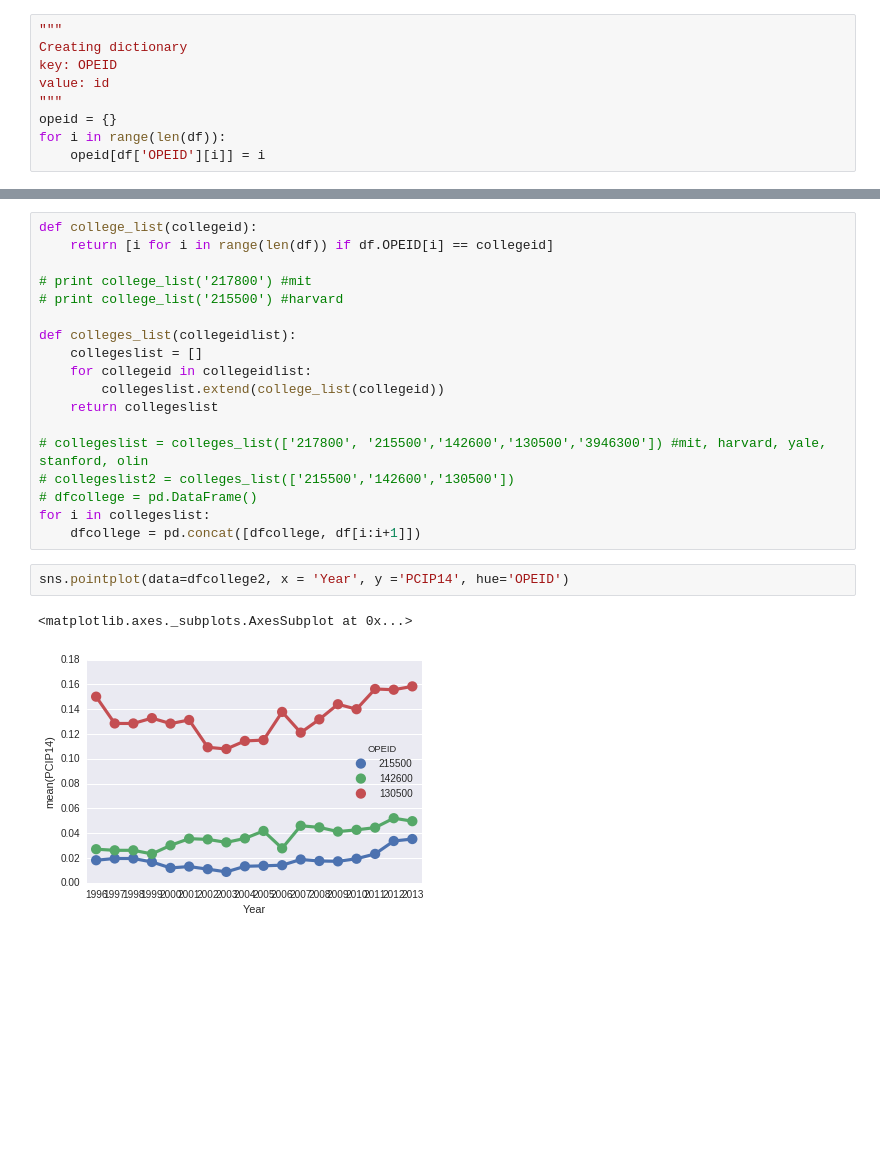
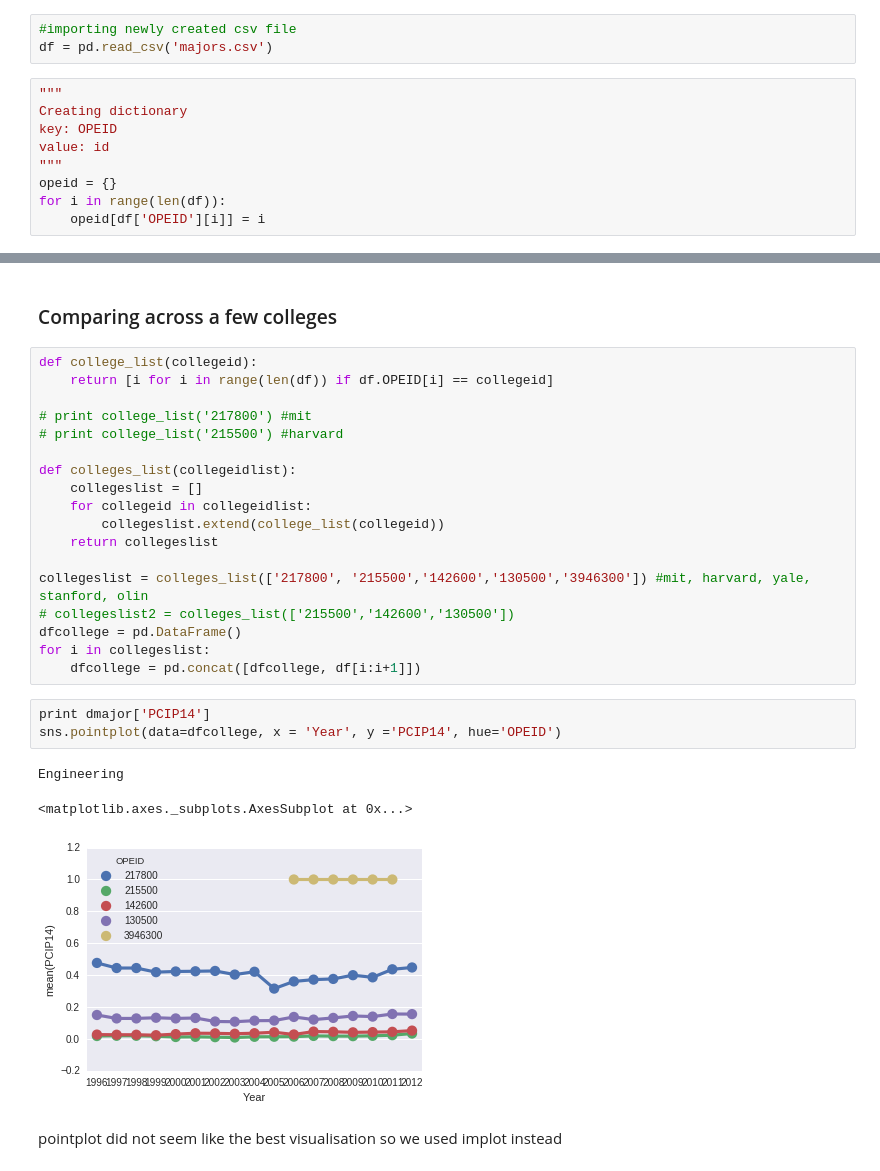
Before and after one commit to tj-kim/DataScience16CTW, a Jupyter notebook: majoroveryears.ipynb, the cells around one changed output, grey strips where cells are left out. Cells and saved outputs as stored; diff of their text form; blank space fills up the shorter version.

```diff
--- a/majoroveryears.ipynb
+++ b/majoroveryears.ipynb
@@ -94,3 +96,6 @@ df = pd.concat([major96, major97,major98, major99, major00,
+# %%
+#importing newly created csv file
+df = pd.read_csv('majors.csv')
 # %%
 """
 Creating dictionary
@@ -163,3 +239,5 @@ sns.pointplot(data=df, x = 'Year', y ='PCIP22')#,hue='OPEID')
+# %% [markdown]
+### Comparing across a few colleges
 # %%
 def college_list(collegeid):
     return [i for i in range(len(df)) if df.OPEID[i] == collegeid]
@@ -173,13 +251,17 @@ def colleges_list(collegeidlist):
         collegeslist.extend(college_list(collegeid))
     return collegeslist
 
-# collegeslist = colleges_list(['217800', '215500','142600','130500','3946300']) #mit, harvard, yale, stanford, olin
+collegeslist = colleges_list(['217800', '215500','142600','130500','3946300']) #mit, harvard, yale, stanford, olin
 # collegeslist2 = colleges_list(['215500','142600','130500'])
-# dfcollege = pd.DataFrame()
+dfcollege = pd.DataFrame()
 for i in collegeslist:
     dfcollege = pd.concat([dfcollege, df[i:i+1]])
 # %%
-sns.pointplot(data=dfcollege2, x = 'Year', y ='PCIP14', hue='OPEID')
+print dmajor['PCIP14']
+sns.pointplot(data=dfcollege, x = 'Year', y ='PCIP14', hue='OPEID')
 # %% [output]
-<matplotlib.axes._subplots.AxesSubplot at 0x...>
+Engineering
+<matplotlib.axes._subplots.AxesSubplot at 0x...>
-[figure, old version]
+[figure, new version]
+# %% [markdown]
+pointplot did not seem like the best visualisation so we used implot instead
```
Also changed, not shown: parts of 33 cells of this notebook, 3 other files.
